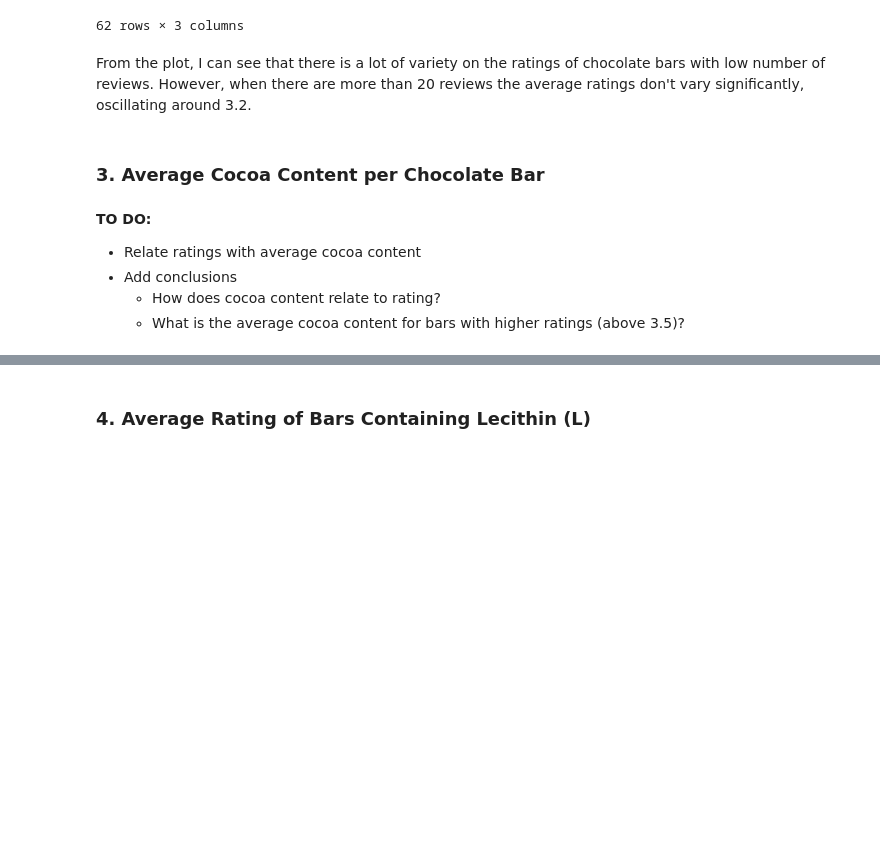
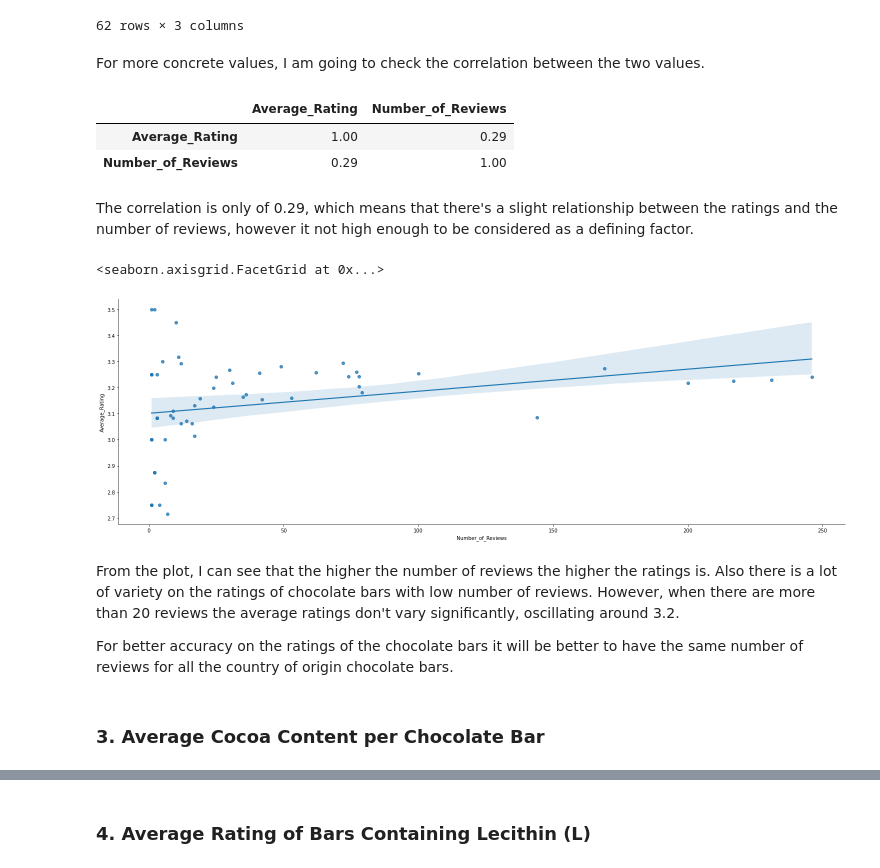
Before and after one commit to Maria-Inigo/Chocolate-Bars, a Jupyter notebook: Notebooks/2-EDA.ipynb, the cells around one changed output, grey strips where cells are left out. Drawn from its saved outputs; the diff is of its cells as text; code cells hidden in the pictures; blank space fills up the shorter version.

```diff
--- a/Notebooks/2-EDA.ipynb
+++ b/Notebooks/2-EDA.ipynb
@@ -153,10 +151,22 @@ fig.show()
+# %% [markdown]
+For more concrete values, I am going to check the correlation between the two values.
+# %%
+correlation_matrix = av_rating_count_origin_df.corr()
+round(correlation_matrix,2)
+# %% [output]
+|  | Average_Rating | Number_of_Reviews |
+| Average_Rating | 1.00 | 0.29 |
+| Number_of_Reviews | 0.29 | 1.00 |
+# %% [markdown]
+The correlation is only of 0.29, which means that there's a slight relationship between the ratings and the number of reviews, however it not high enough to be considered as a defining factor.
+# %%
+sns.lmplot(x='Number_of_Reviews', y='Average_Rating', data=av_rating_count_origin_df, height=7, aspect=3)
+# %% [output]
+<seaborn.axisgrid.FacetGrid at 0x...>
+[figure, added]
 # %% [markdown]
-From the plot, I can see that there is a lot of variety on the ratings of chocolate bars with low number of reviews. However, when there are more than 20 reviews the average ratings don't vary significantly, oscillating around 3.2.
+From the plot, I can see that the higher the number of reviews the higher the ratings is. Also there is a lot of variety on the ratings of chocolate bars with low number of reviews. However, when there are more than 20 reviews the average ratings don't vary significantly, oscillating around 3.2.
+
+For better accuracy on the ratings of the chocolate bars it will be better to have the same number of reviews for all the country of origin chocolate bars.
 # %% [markdown]
 ### 3. Average Cocoa Content per Chocolate Bar
-# %% [markdown]
-**TO DO:**
-- Relate ratings with average cocoa content
-- Add conclusions
-  - How does cocoa content relate to rating?
-  - What is the average cocoa content for bars with higher ratings (above 3.5)?
```
Also changed, not shown: parts of 14 cells of this notebook.
